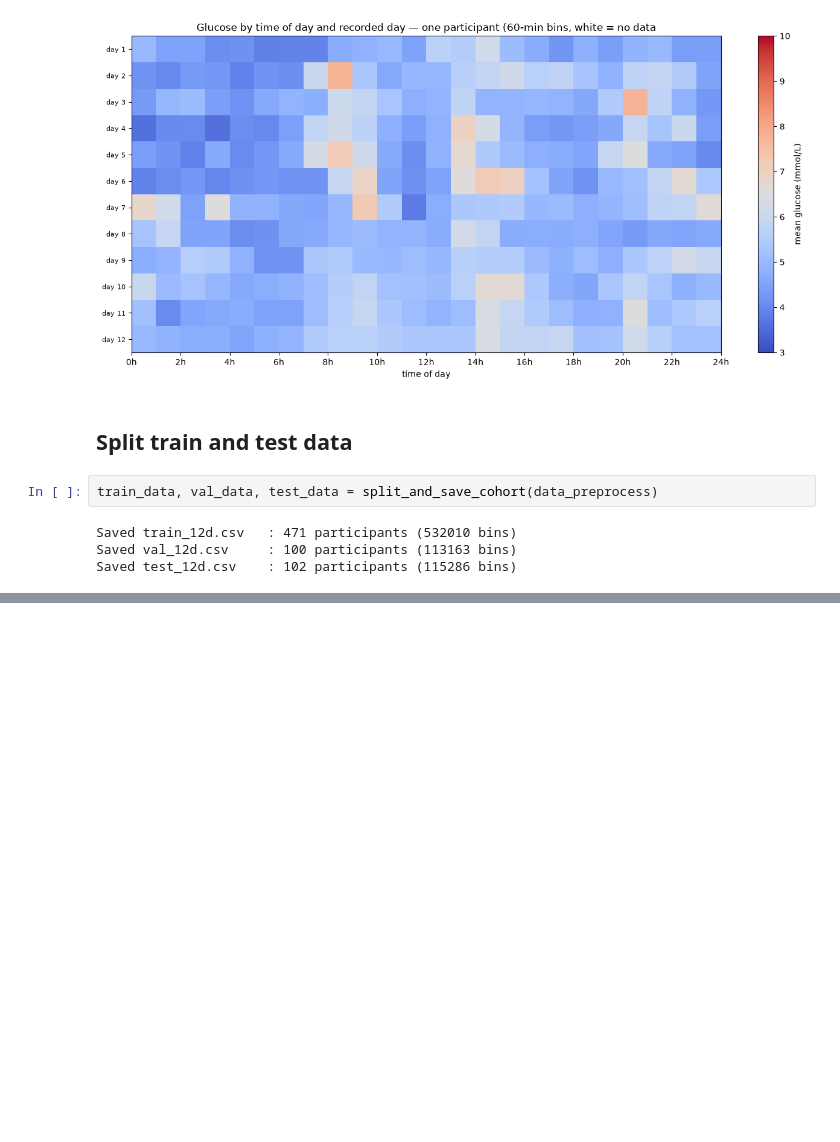
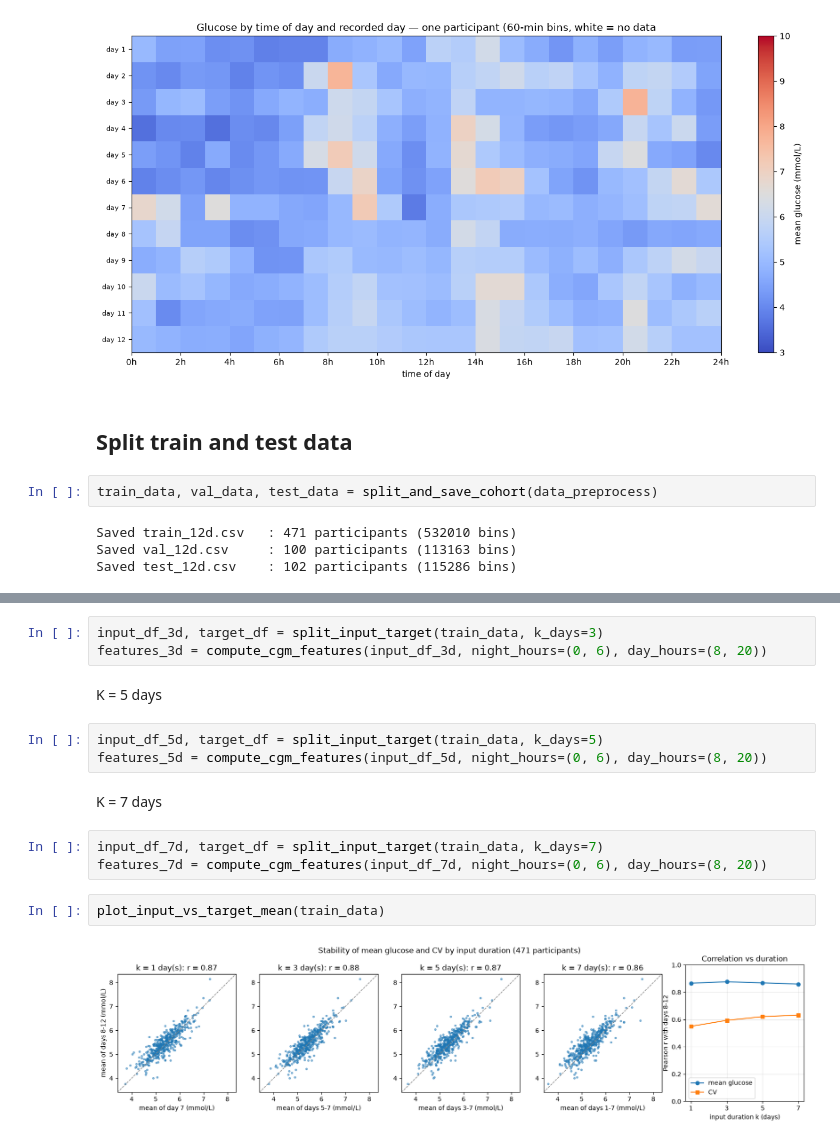
Before and after one commit to isaureimb/MLproject2, a Jupyter notebook: notebooks/Preprocessing.ipynb, the cells around one changed output, grey strips where cells are left out. Saved outputs shown, nothing was run; the diff lists cells and outputs as text; blank space fills up the shorter version.

Commit message:
features plot and cleaning

```diff
--- a/notebooks/Preprocessing.ipynb
+++ b/notebooks/Preprocessing.ipynb
@@ -130,0 +120,17 @@ build_features_extra(train_data)
+# %%
+input_df_3d, target_df = split_input_target(train_data, k_days=3)
+features_3d = compute_cgm_features(input_df_3d, night_hours=(0, 6), day_hours=(8, 20))
+# %% [markdown]
+K = 5 days
+# %%
+input_df_5d, target_df = split_input_target(train_data, k_days=5)
+features_5d = compute_cgm_features(input_df_5d, night_hours=(0, 6), day_hours=(8, 20))
+# %% [markdown]
+K = 7 days
+# %%
+input_df_7d, target_df = split_input_target(train_data, k_days=7)
+features_7d = compute_cgm_features(input_df_7d, night_hours=(0, 6), day_hours=(8, 20))
+# %%
+plot_input_vs_target_mean(train_data)
+# %% [output]
+[figure, added]
```
Also changed, not shown: parts of 7 cells of this notebook, 2 other files.
